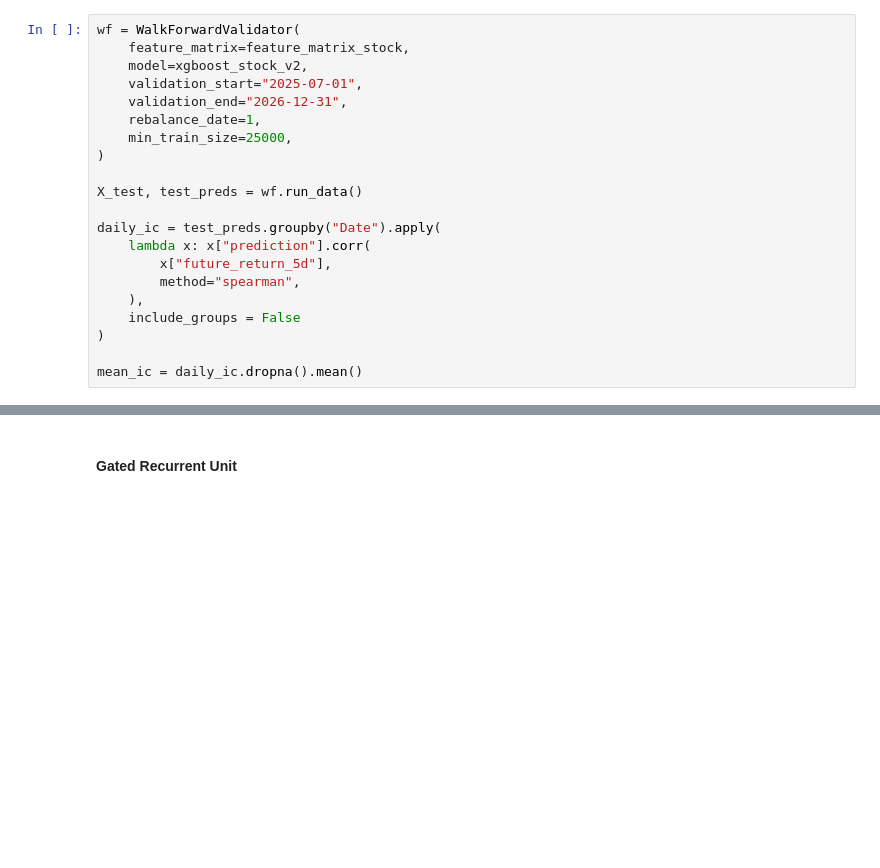
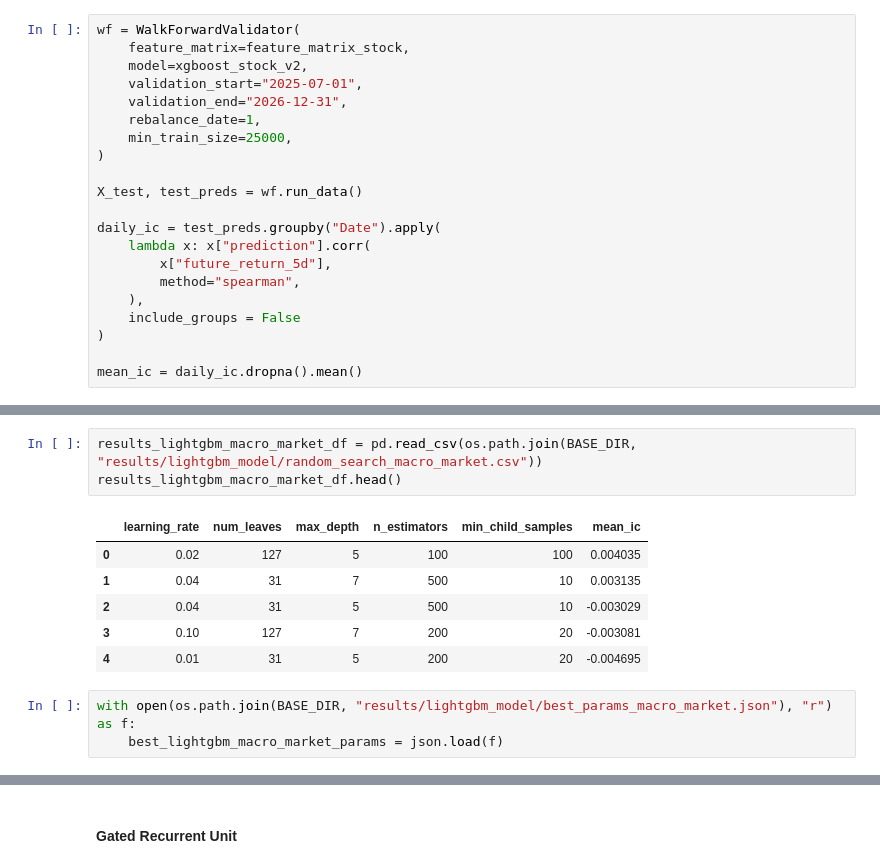
Before and after one commit to hungryfire267/systematic-equities-research, a Jupyter notebook: notebooks/lightgbm_walkforward_research.ipynb, the cells around one changed output, grey strips where cells are left out. Saved outputs shown, nothing was run; the diff lists cells and outputs as text; blank space fills up the shorter version.

```diff
--- a/notebooks/lightgbm_walkforward_research.ipynb
+++ b/notebooks/lightgbm_walkforward_research.ipynb
@@ -216,0 +415,13 @@ mean_ic = daily_ic.dropna().mean()
+# %%
+results_lightgbm_macro_market_df = pd.read_csv(os.path.join(BASE_DIR, "results/lightgbm_model/random_search_macro_market.csv"))
+results_lightgbm_macro_market_df.head()
+# %% [output]
+|  | learning_rate | num_leaves | max_depth | n_estimators | min_child_samples | mean_ic |
+| 0 | 0.02 | 127 | 5 | 100 | 100 | 0.004035 |
+| 1 | 0.04 | 31 | 7 | 500 | 10 | 0.003135 |
+| 2 | 0.04 | 31 | 5 | 500 | 10 | -0.003029 |
+| 3 | 0.10 | 127 | 7 | 200 | 20 | -0.003081 |
+| 4 | 0.01 | 31 | 5 | 200 | 20 | -0.004695 |
+# %%
+with open(os.path.join(BASE_DIR, "results/lightgbm_model/best_params_macro_market.json"), "r") as f:
+    best_lightgbm_macro_market_params = json.load(f)
```
Also changed, not shown: parts of 34 cells of this notebook, 28 other files.
